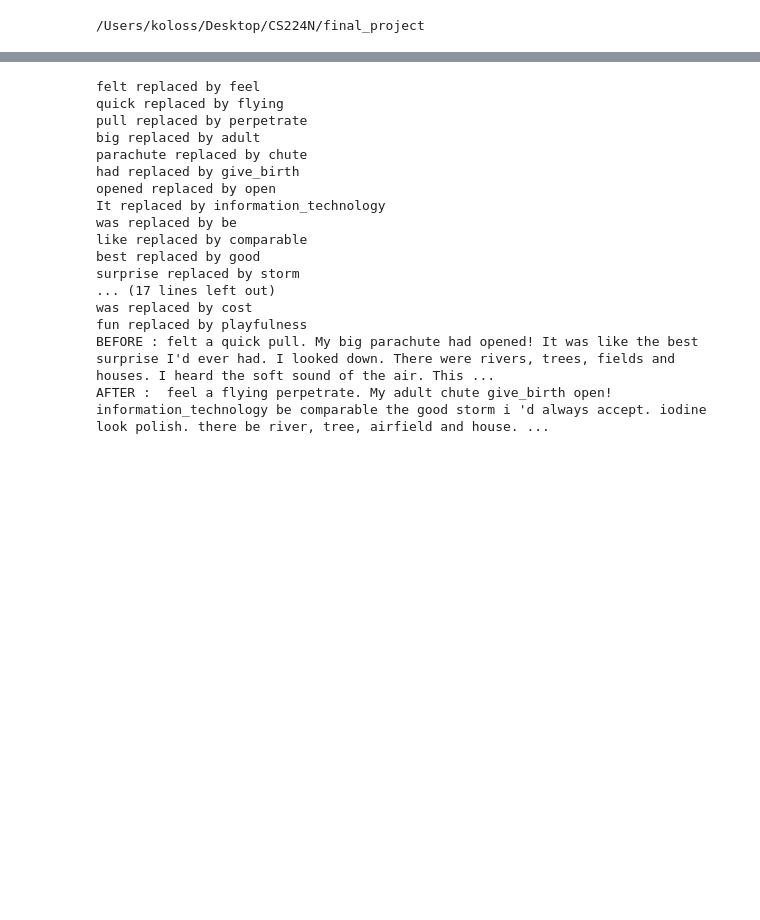
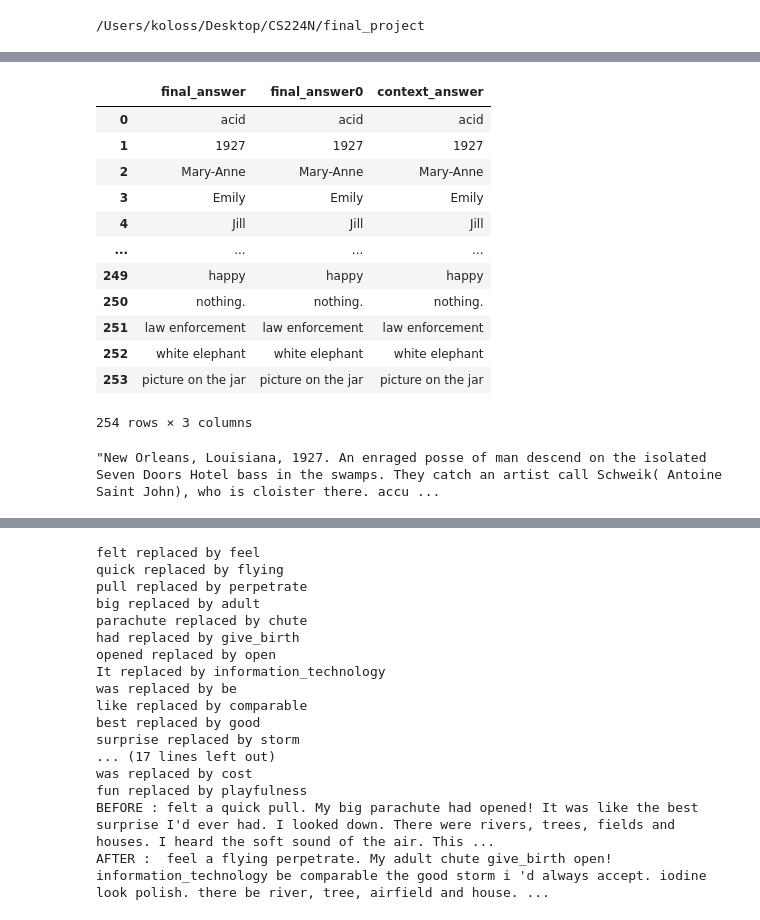
Before and after one commit to gkolosov/RobustQA, a Jupyter notebook: notebooks/data_augment_german.ipynb, the cells around one changed output, grey strips where cells are left out. Drawn from its saved outputs; the diff is of its cells as text; code cells hidden in the pictures; blank space fills up the shorter version.

```diff
--- a/notebooks/data_augment_german.ipynb
+++ b/notebooks/data_augment_german.ipynb
@@ -26,6 +29,21 @@ df= original_df.copy()
 
 df['start_char'] = df.answer.apply(lambda x: x['answer_start'][0])
 df['end_char'] = df['start_char'] + df.answer.apply(lambda x: len(x['text'][0]))
-df['final_answer'] = [A[B:C] for A, B, C in zip(df.context, df['start_char'], df['end_char'])]
+df['final_answer0'] = [A[B:C] for A, B, C in zip(df.context, df['start_char'], df['end_char'])]
+
+df['context_before'] = [A[:C] for A, C in zip(df.context, df['start_char'])]
+df['context_after'] = [A[C:] for A, C in zip(df.context, df['end_char'])]
+df['context_answer'] = [A[B:C] for A, B, C in zip(df.context, df['start_char'], df['end_char'])]
+
+df['context_before']=df['context_before'].apply(lambda t: transform_context(t, p=0.1))
+df['context_after']=df['context_after'].apply(lambda t: transform_context(t, p=0.1))
+
+df['new_context'] = df['context_before']+df['context_answer'] +df['context_after']
+df['new_start_char'] = df['context_before'].str.len()
+
+df['new_end_char'] = df['new_start_char'] + df.answer.apply(lambda x: len(x['text'][0]))
+df['final_answer'] = [A[B:C] for A, B, C in zip(df.new_context, df['new_start_char'], df['new_end_char'])]
+
+
 
 #new_dataset_dict = pd.concat([original_df, df[[i for i in dataset_dict.keys()]]]).to_dict(orient='list')
@@ -32,3 +140,23 @@ df['final_answer'] = [A[B:C] for A, B, C in zip(df.context, df['start_char'], df
+# %%
+df[['final_answer', 'final_answer0', 'context_answer']]
+# %% [output]
+|  | final_answer | final_answer0 | context_answer |
+| 0 | acid | acid | acid |
+| 1 | 1927 | 1927 | 1927 |
+| 2 | Mary-Anne | Mary-Anne | Mary-Anne |
+| 3 | Emily | Emily | Emily |
+| 4 | Jill | Jill | Jill |
+| ... | ... | ... | ... |
+| 249 | happy | happy | happy |
+| 250 | nothing. | nothing. | nothing. |
+| 251 | law enforcement | law enforcement | law enforcement |
+| 252 | white elephant | white elephant | white elephant |
+| 253 | picture on the jar | picture on the jar | picture on the jar |
+254 rows × 3 columns
+# %%
+df['context_before'].iloc[0]
+# %% [output]
+"New Orleans, Louisiana, 1927. An enraged posse of man descend on the isolated Seven Doors Hotel bass in the swamps. They catch an artist call Schweik( Antoine Saint John), who is cloister there. accu ...
 # %%
 id_example = 249
 # %%
```
Also changed, not shown: parts of 14 cells of this notebook, 3 other files.
